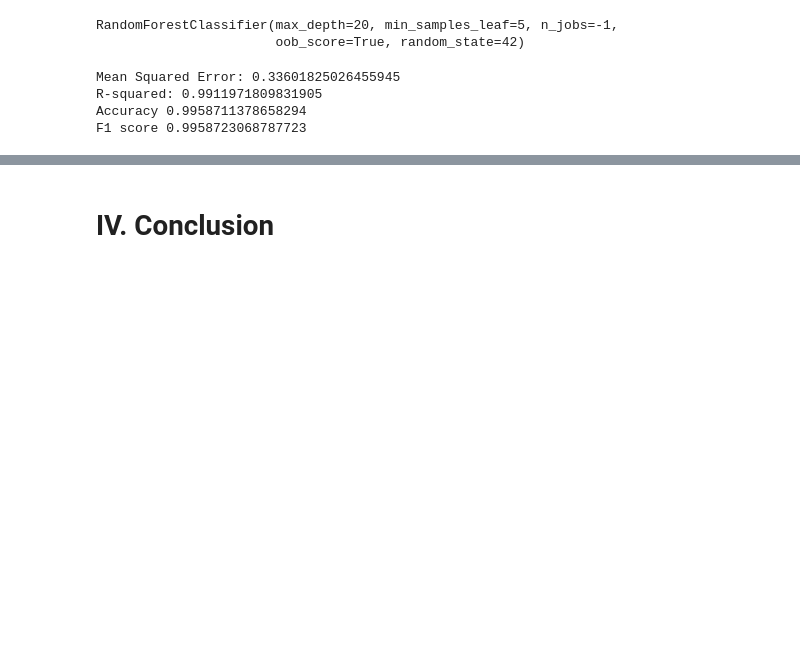
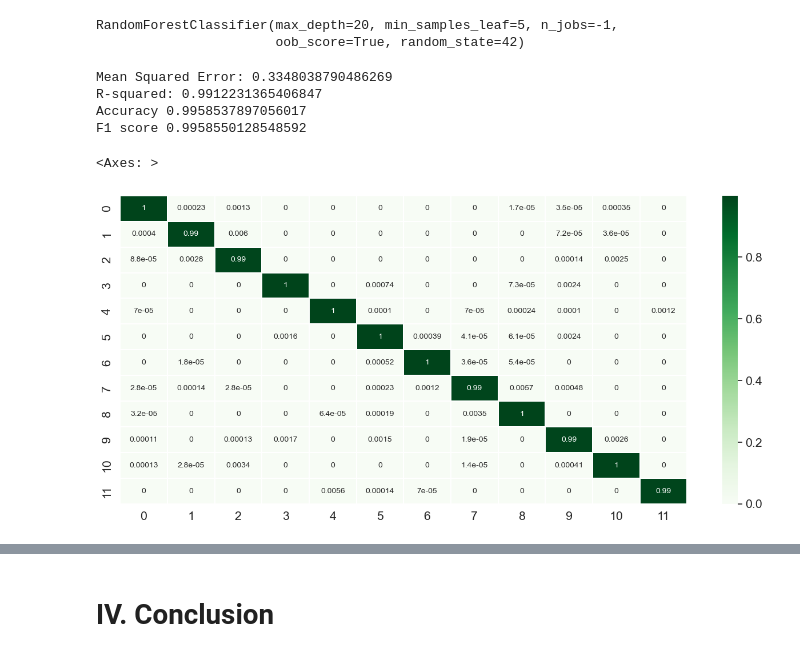
Before and after one commit to SaiMyana/Physical-Activity-Monitoring, a Jupyter notebook: Report2Final.ipynb, the cells around one changed output, grey strips where cells are left out. Cells and saved outputs as stored; diff of their text form; code cells hidden in the pictures; blank space fills up the shorter version.

```diff
--- a/Report2Final.ipynb
+++ b/Report2Final.ipynb
@@ -519,6 +517,3 @@ ax.plot(num_features,AIC,ls="--",lw=2,marker="x",c="k")
 [figure]
 # %% [markdown]
 ## Predicting the type of activity
-# %%
-y = df3[resp]
-y
@@ -541,7 +523,7 @@ Yt=df["activityID"]
 # %%
 v, norm_u = normalize(Xt.values.reshape(1, -1),return_norm=True)
 #X_train, X_test, y_train, y_test = train_test_split(Xt,Yt,test_size=0.4, random_state=101)
-X_train, X_test, y_train, y_test = train_test_split(Xt,Yt,test_size=0.3, shuffle= True)
+X_train, X_test, y_train, y_test = train_test_split(Xt,Yt,test_size=0.3, shuffle= True, stratify=y)
 print(X_train.shape, y_train.shape)
 # %% [output]
 (1345001, 9) (1345001,)
@@ -564,7 +546,7 @@ print('Accuracy',accuracy_score(y_test, rf_predictions))
 
 print('F1 score',f1_score(y_test, rf_predictions, average='weighted'))
 # %% [output]
-Mean Squared Error: 0.33601825026455945
-R-squared: 0.9911971809831905
-Accuracy 0.9958711378658294
-F1 score 0.9958723068787723
+Mean Squared Error: 0.3348038790486269
+R-squared: 0.9912231365406847
+Accuracy 0.9958537897056017
+F1 score 0.9958550128548592
@@ -570,0 +555,12 @@ F1 score 0.9958723068787723
+# %%
+matrix = confusion_matrix(y_test, rf_predictions)
+matrix = matrix.astype('float') / matrix.sum(axis=1)[:, np.newaxis]
+
+# Build the plot
+plt.figure(figsize=(16,7))
+sns.set(font_scale=1.4)
+sns.heatmap(matrix, annot=True, annot_kws={'size':10},
+            cmap=plt.cm.Greens, linewidths=0.2)
+# %% [output]
+<Axes: >
+[figure, added]
```
Also changed, not shown: parts of 6 cells of this notebook.
